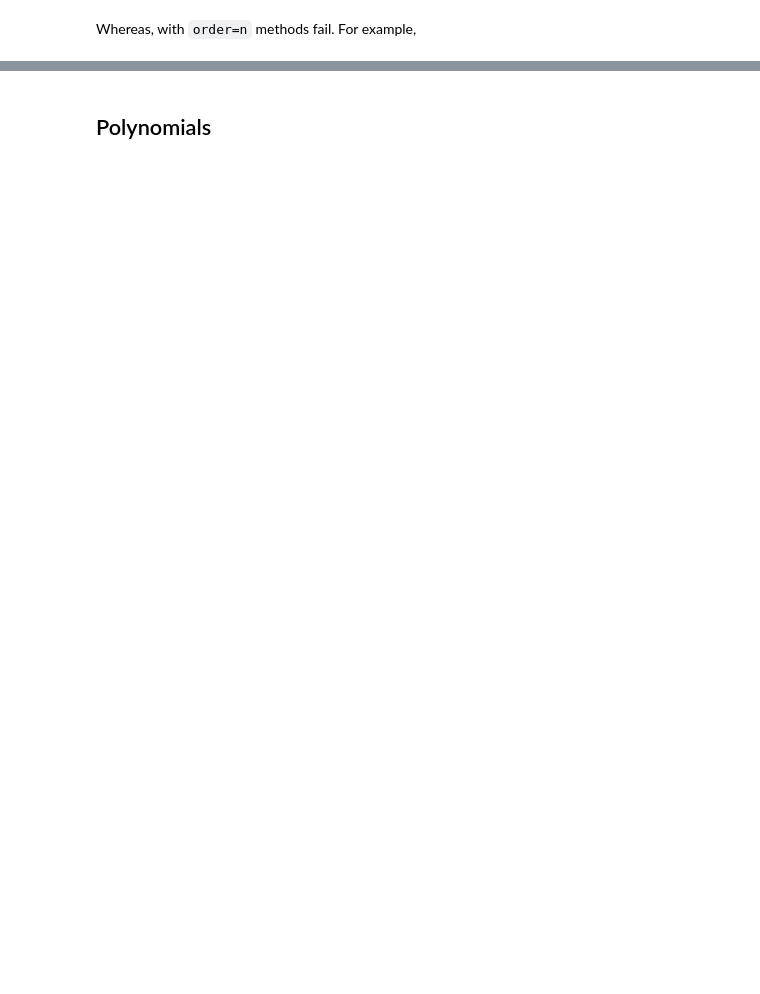
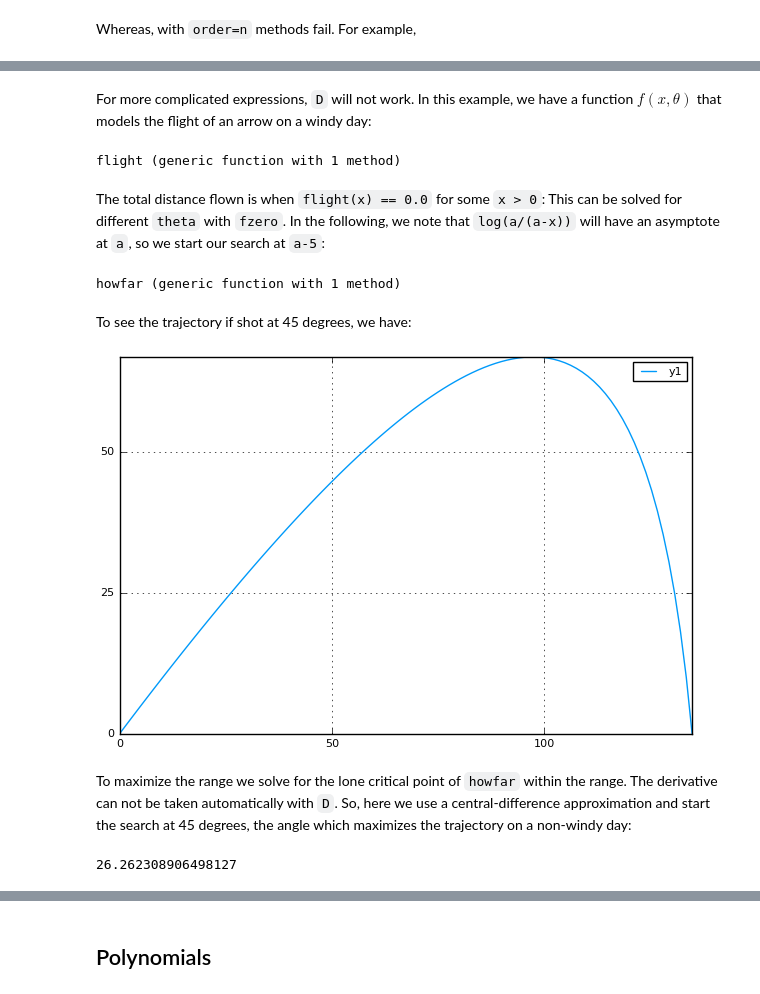
Before and after one commit to JuliaMath/Roots.jl, a Jupyter notebook: doc/roots.ipynb, the cells around one changed output, grey strips where cells are left out. Saved outputs shown, nothing was run; the diff lists cells and outputs as text; code cells hidden in the pictures; blank space fills up the shorter version.

```diff
--- a/doc/roots.ipynb
+++ b/doc/roots.ipynb
@@ -146,0 +247,35 @@ Roots.ConvergenceFailed("Failed to converge in 30 steps. Last value was -2816.84
+# %% [markdown]
+<p>For more complicated expressions, <code>D</code> will not work. In this example, we have a function $f(x, \theta)$ that models the flight of an arrow on a windy day:</p>
+# %%
+function flight(x, theta)
+ 	 k = 1/2
+	 a = 200*cosd(theta)
+	 b = 32/k
+	 tand(theta)*x + (b/a)*x - b*log(a/(a-x))
+end
+# %% [output]
+flight (generic function with 1 method)
+# %% [markdown]
+<p>The total distance flown is when <code>flight&#40;x&#41; &#61;&#61; 0.0</code> for some <code>x &gt; 0</code>: This can be solved for different <code>theta</code> with <code>fzero</code>. In the following, we note that <code>log&#40;a/&#40;a-x&#41;&#41;</code> will have an asymptote at <code>a</code>, so we start our search at <code>a-5</code>:</p>
+# %%
+function howfar(theta)
+	 a = 200*cosd(theta)
+	 fzero(x -> flight(x, theta), a-5)
+end
+# %% [output]
+howfar (generic function with 1 method)
+# %% [markdown]
+<p>To see the trajectory if shot at 45 degrees, we have:</p>
+# %%
+theta = 45
+plot(x -> flight(x,  theta), 0, howfar(theta))
+# %% [output]
+[figure, added]
+# %% [markdown]
+<p>To maximize the range we solve for the lone critical point of <code>howfar</code> within the range. The derivative can not be taken automatically with <code>D</code>. So,  here we use a central-difference approximation and start the search at 45 degrees, the angle which maximizes the trajectory on a non-windy day:</p>
+# %%
+h = 1e-5
+howfarp(theta) = (howfar(theta+h) - howfar(theta-h)) / (2h)
+tstar = fzero(howfarp, 45)
+# %% [output]
+26.262308906498127
```
Also changed, not shown: parts of 121 cells of this notebook, 23 other files.
